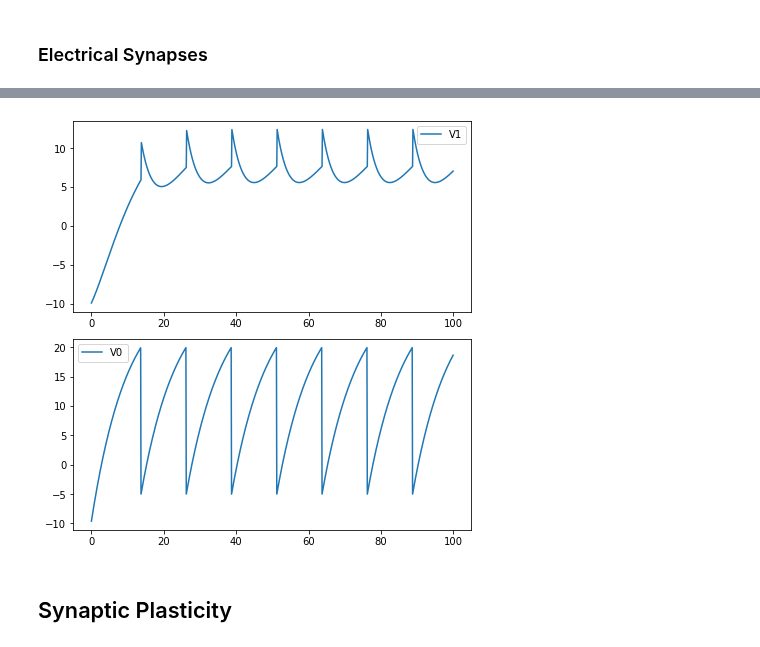
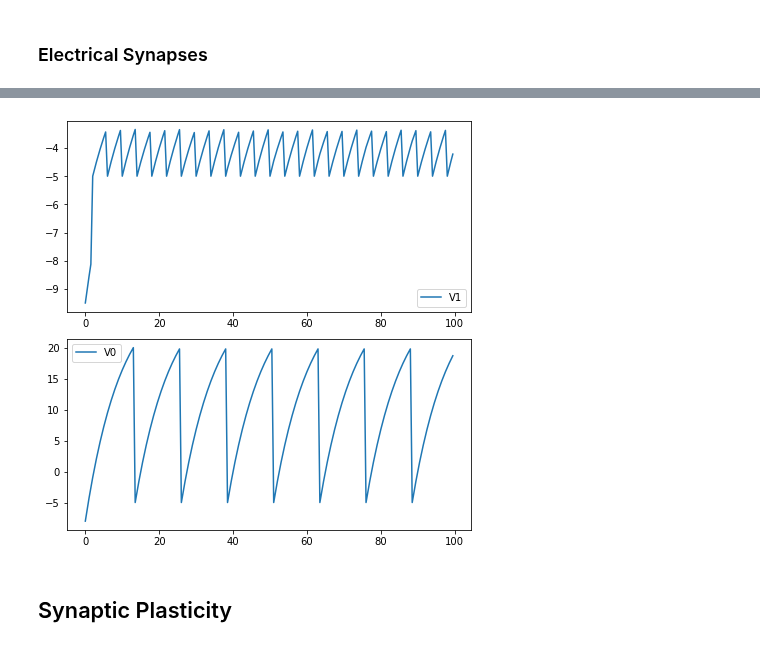
Before and after one commit to quanpeng0/BrainModels, a Jupyter notebook: docs/brainpy_handbook/ipynb/syn_and_net.ipynb, the cells around one changed output, grey strips where cells are left out. Saved outputs shown, nothing was run; the diff lists cells and outputs as text; code cells hidden in the pictures.

```diff
--- a/docs/brainpy_handbook/ipynb/syn_and_net.ipynb
+++ b/docs/brainpy_handbook/ipynb/syn_and_net.ipynb
@@ -340,14 +368,16 @@ While coding, we usually multiply $s$ by a weight $w$. We can implement excitato
 
 Here implement the delay of synapses by applying a delay time to ``I_syn`` variable with the ``register_constant_delay`` function provided by BrainPy.
 # %%
-def __init__(self, pre, post, conn, **kwargs):
+def __init__(self, pre, post, conn, delay, **kwargs):
     # ...
     self.s = bp.ops.zeros(self.size)
     self.w = bp.ops.ones(self.size) * .2
-    self.I_syn = self.register_constant_delay('I_syn', size=self.size, delay_time=delay)
+    self.I_syn = self.register_constant_delay('I_syn', size=self.size,
+                                              delay_time=delay)
+
 
 def update(self, _t):
-    for i in nb.prange(self.size):
+    for i in range(self.size):
         # ...
         self.I_syn.push(i, self.w[i] * self.s[i])
         self.post.input[post_id] += self.I_syn.pull(i)
@@ -362,18 +392,20 @@ Here $E$ is a reverse potential, which can determine whether the direction of $I
 
 In terms of implementation, you can apply a synaptic delay to the variable ``g``.
 # %%
-def __init__(self, pre, post, conn, g_max, E, **kwargs):
+def __init__(self, pre, post, conn, g_max, E, delay, **kwargs):
     self.g_max = g_max
     self.E = E
     # ...
     self.s = bp.ops.zeros(self.size)
     self.g = self.register_constant_delay('g', size=self.size, delay_time=delay)
 
+
 def update(self, _t):
-    for i in nb.prange(self.size):
+    for i in range(self.size):
         # ...
         self.g.push(i, self.g_max * self.s[i])
-        self.post.input[post_id] -= self.g.pull(i) * (self.post.V[post_id] - self.E)
+        self.post.input[post_id] -= self.g.pull(i) * (self.post.V[post_id] -
+                                                      self.E)
 # %% [markdown]
 ### Electrical Synapses
 # %% [markdown]
@@ -430,30 +468,30 @@ class Gap_junction(bp.TwoEndConn):
 # %%
 import matplotlib.pyplot as plt
-import numpy as np
 
+bp.backend.set(backend='numba', dt=0.5)
 neu0 = bm.neurons.LIF(2, monitors=['V'], t_refractory=0)
-neu0.V = np.ones(neu0.V.shape) * -10.
+neu0.V = bp.ops.ones(neu0.V.shape) * -10.
 neu1 = bm.neurons.LIF(3, monitors=['V'], t_refractory=0)
-neu1.V = np.ones(neu1.V.shape) * -10.
+neu1.V = bp.ops.ones(neu1.V.shape) * -10.
 syn = Gap_junction(pre=neu0, post=neu1, conn=bp.connect.All2All(),
-                    k_spikelet=5.)
-syn.w = np.ones(syn.w.shape) * .5
+                    k_spikelet=.01)
+syn.w = bp.ops.ones(syn.w.shape) * .01
 
 net = bp.Network(neu0, neu1, syn)
 net.run(100., inputs=(neu0, 'input', 30.))
 
 fig, gs = bp.visualize.get_figure(row_num=2, col_num=1, )
 
 fig.add_subplot(gs[1, 0])
 plt.plot(net.ts, neu0.mon.V[:, 0], label='V0')
 plt.legend()
 
 fig.add_subplot(gs[0, 0])
 plt.plot(net.ts, neu1.mon.V[:, 0], label='V1')
 plt.legend()
 plt.show()
 # %% [output]
-[figure, old version]
+[figure, new version]
 # %% [markdown]
 ## Synaptic Plasticity
 # %% [markdown]
```
Also changed, not shown: parts of 17 cells of this notebook, 6 other files.
